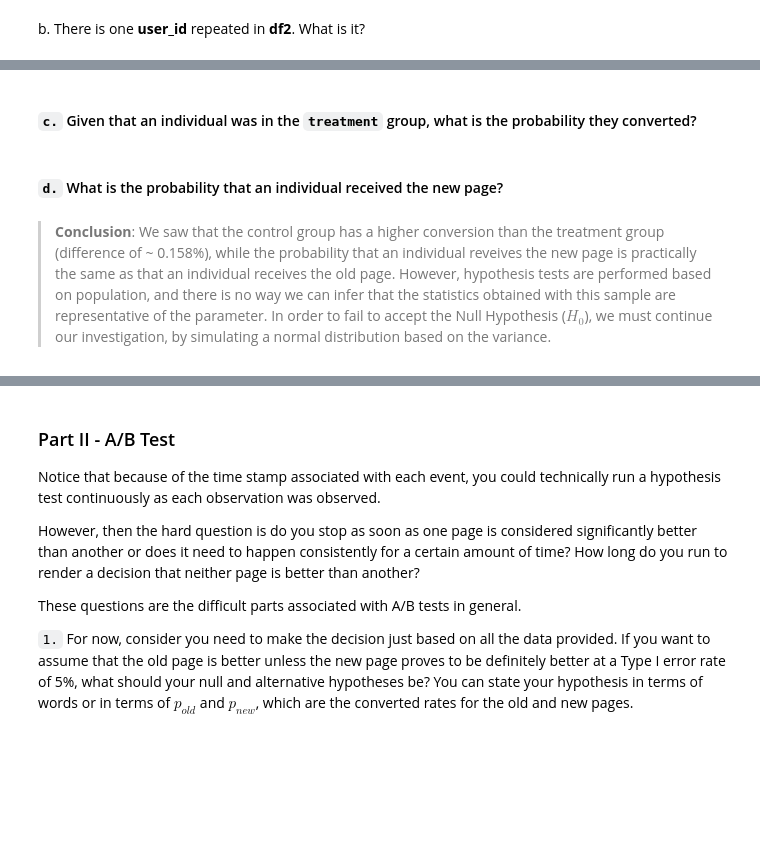
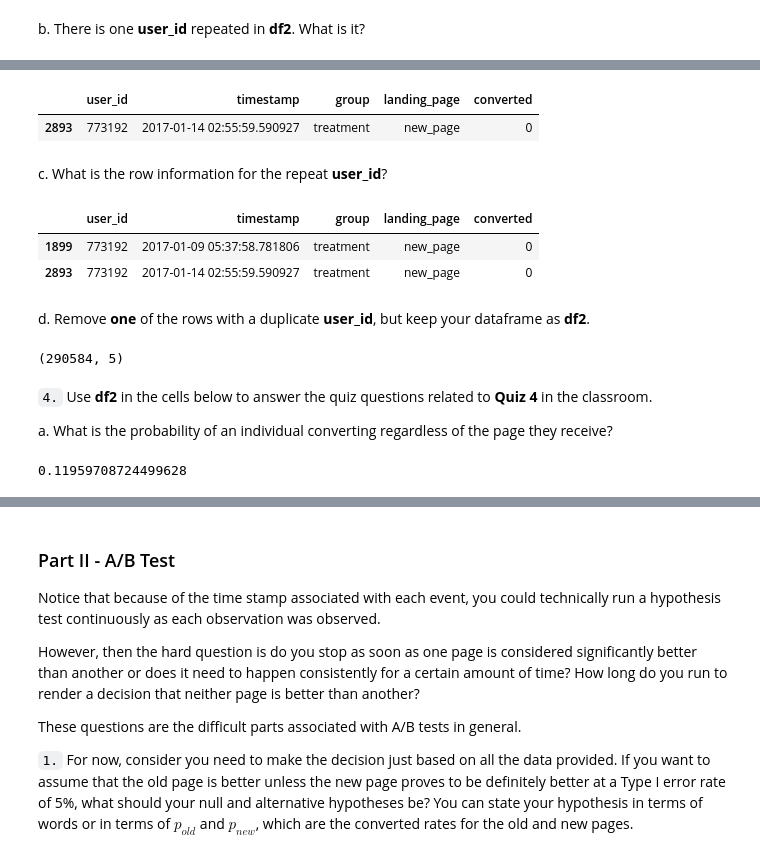
Before and after one commit to decarv/data-analyst-nanodegree, a Jupyter notebook: Project 3/Analyze AB Test Results - GitHub.ipynb, the cells around one changed output, grey strips where cells are left out. Cells and saved outputs as stored; diff of their text form; code cells hidden in the pictures; blank space fills up the shorter version.

```diff
--- a/Project 3/Analyze AB Test Results - GitHub.ipynb
+++ b/Project 3/Analyze AB Test Results - GitHub.ipynb
@@ -96,5 +125,5 @@ inconsistencies_labels.shape[0]
 # %%
-df_clean = df.drop(labels=inconsistencies_labels)
+df2 = df.drop(labels=inconsistencies_labels)
 
 # check if all of the correct rows were removed - this should be 0
-df_clean[((df_clean['group'] == 'treatment') == (df_clean['landing_page'] == 'new_page')) == False].shape[0]
+df2[((df2['group'] == 'treatment') == (df2['landing_page'] == 'new_page')) == False].shape[0]
@@ -150,2 +141,0 @@ control_mean
-# %% [markdown]
-#### `c.` Given that an individual was in the `treatment` group, what is the probability they converted?
@@ -160,2 +141,0 @@ treatment_mean
-# %% [markdown]
-#### `d.` What is the probability that an individual received the new page?
@@ -166,2 +142,17 @@ df[new_page_group].shape[0]/df.shape[0]
-# %% [markdown]
-> **Conclusion**: We saw that the control group has a higher conversion than the treatment group (difference of ~ 0.158%), while the probability that an individual reveives the new page is practically the same as that an individual receives the old page. However, hypothesis tests are performed based on population, and there is no way we can infer that the statistics obtained with this sample are representative of the parameter. In order to fail to accept the Null Hypothesis ($H_0$), we must continue our investigation, by simulating a normal distribution based on the variance.
+# %%
+df2[df2.duplicated('user_id')]
+# %% [output]
+|  | user_id | timestamp | group | landing_page | converted |
+| 2893 | 773192 | 2017-01-14 02:55:59.590927 | treatment | new_page | 0 |
+# %% [markdown]
+c. What is the row information for the repeat **user_id**?
+# %%
+duplicate_id = df2[df2.duplicated('user_id')]['user_id'].values[0]
+# %%
+df2[df2['user_id'] == duplicate_id]
+# %% [output]
+|  | user_id | timestamp | group | landing_page | converted |
+| 1899 | 773192 | 2017-01-09 05:37:58.781806 | treatment | new_page | 0 |
+| 2893 | 773192 | 2017-01-14 02:55:59.590927 | treatment | new_page | 0 |
+# %% [markdown]
+d. Remove **one** of the rows with a duplicate **user_id**, but keep your dataframe as **df2**.
@@ -167,0 +161,13 @@ df[new_page_group].shape[0]/df.shape[0]
+# %%
+df2.shape
+# %% [output]
+(290584, 5)
+# %% [markdown]
+`4.` Use **df2** in the cells below to answer the quiz questions related to **Quiz 4** in the classroom.
+
+a. What is the probability of an individual converting regardless of the page they receive?
+# %%
+# since the conversion is represented by 1 in a [0, 1] column, we can get the proportion by calculating the mean
+df2['converted'].mean()
+# %% [output]
+0.11959708724499628
```
Also changed, not shown: parts of 97 cells of this notebook.
